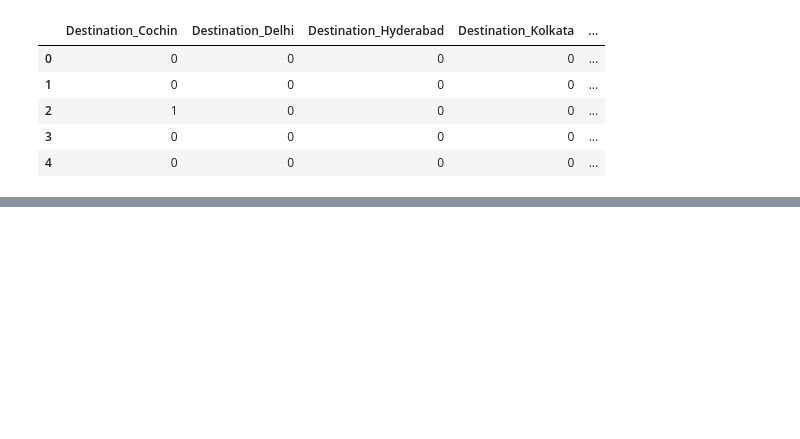
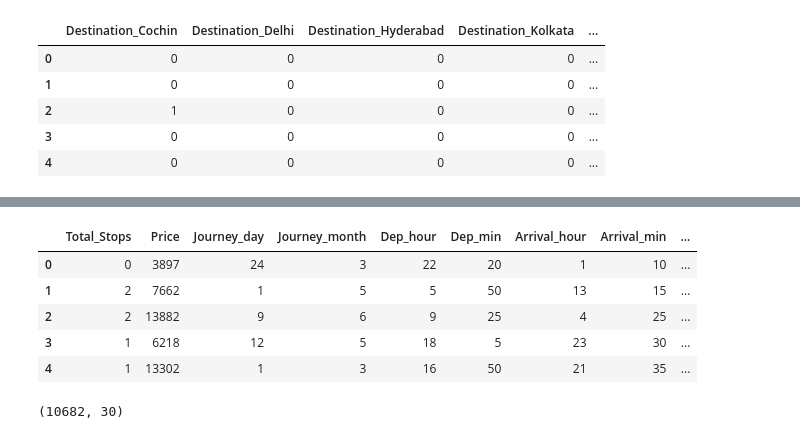
Before and after one commit to TirthThesiya/Price-Predictor, a Jupyter notebook: airplane.ipynb, the cells around one changed output, grey strips where cells are left out. Drawn from its saved outputs; the diff is of its cells as text; code cells hidden in the pictures; blank space fills up the shorter version.

```diff
--- a/airplane.ipynb
+++ b/airplane.ipynb
@@ -293,0 +347,15 @@ Destination.head()
+# %%
+data_train.drop(["Airline", "Source", "Destination"], axis = 1, inplace = True)
+# %%
+data_train.head()
+# %% [output]
+|  | Total_Stops | Price | Journey_day | Journey_month | Dep_hour | Dep_min | Arrival_hour | Arrival_min | ... |
+| 0 | 0 | 3897 | 24 | 3 | 22 | 20 | 1 | 10 | ... |
+| 1 | 2 | 7662 | 1 | 5 | 5 | 50 | 13 | 15 | ... |
+| 2 | 2 | 13882 | 9 | 6 | 9 | 25 | 4 | 25 | ... |
+| 3 | 1 | 6218 | 12 | 5 | 18 | 5 | 23 | 30 | ... |
+| 4 | 1 | 13302 | 1 | 3 | 16 | 50 | 21 | 35 | ... |
+# %%
+data_train.shape
+# %% [output]
+(10682, 30)
```
Also changed, not shown: parts of 7 cells of this notebook.
